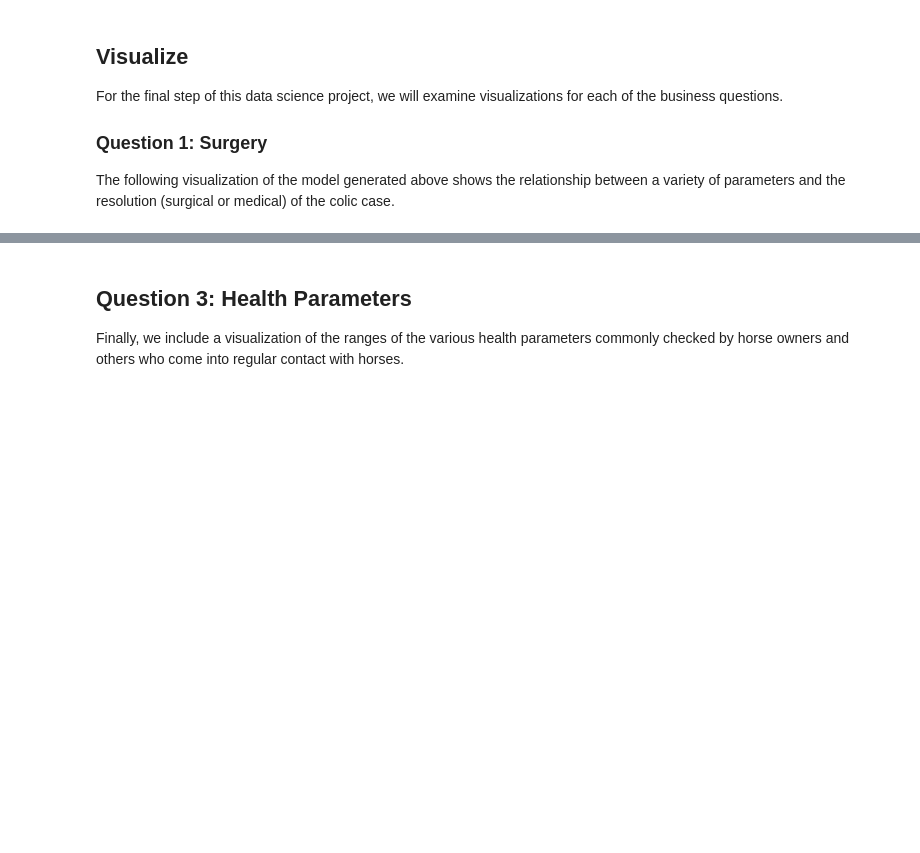
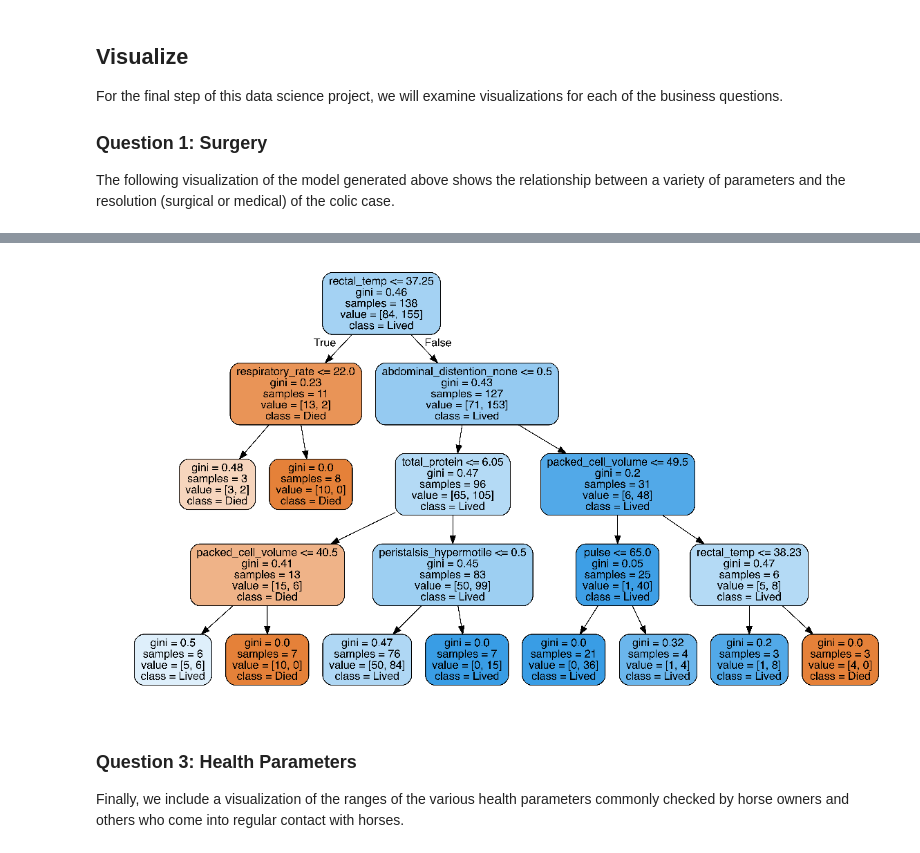
Before and after one commit to eleanorthomas/horse_colic_project, a Jupyter notebook: Horse_Colic_Project.ipynb, the cells around one changed output, grey strips where cells are left out. Saved outputs shown, nothing was run; the diff lists cells and outputs as text; code cells hidden in the pictures; blank space fills up the shorter version.

```diff
--- a/Horse_Colic_Project.ipynb
+++ b/Horse_Colic_Project.ipynb
@@ -55,3 +130,6 @@ For this question, we need to consider the following features:
+# %%
+horse_q2_features = horse_data_features[numeric_cols + categoric_features]
+horse_q2_outcomes = pd.Series(horse_data_outcomes['outcome'] == 'lived')
 # %% [markdown]
 ### Question 3: What were some of the ranges of the various health indicator parameters commonly measured by horse owners (such as rectal temperature, heart rate, respiratory rate, capillary refill time, mucous membranes and pain level)?
 
@@ -76,0 +168,10 @@ To answer this question, we can again perform a classification based on the feat
+# %%
+X2_train, X2_test, Y2_train, Y2_test = train_test_split(horse_q2_features, horse_q2_outcomes, test_size=0.2)
+model2 = RandomForestClassifier(min_samples_leaf=3, n_estimators=6, max_depth=4, random_state=7)
+model2.fit(X2_train, Y2_train)
+
+y2_preds = model2.predict(X2_test)
+
+acc2 = accuracy_score(Y2_test, y2_preds)
+
+print(acc2)
@@ -99,4 +229,25 @@ The following is a visualization showing the relationship between various parame
+# %%
+# Extract single tree
+estimator2 = model2.estimators_[5]
+
+# Export as dot file
+export_graphviz(estimator2, out_file='tree2.dot',
+                feature_names = horse_q2_features.columns.values,
+                class_names = ['Died', 'Lived'],
+                rounded = True, proportion = False,
+                precision = 2, filled = True)
+
+# Convert to png
+call(['dot', '-Tpng', 'tree2.dot', '-o', 'tree2.png', '-Gdpi=600'])
+
+# Display in python
+plt.figure(figsize = (14, 18))
+plt.imshow(plt.imread('tree2.png'))
+plt.axis('off')
+plt.show()
+# %% [output]
+[figure, added]
 # %% [markdown]
-## Question 3: Health Parameters
+### Question 3: Health Parameters
 
 Finally, we include a visualization of the ranges of the various health parameters commonly checked by horse owners and others who come into regular contact with horses.
```
Also changed, not shown: parts of 40 cells of this notebook, 5 other files.
